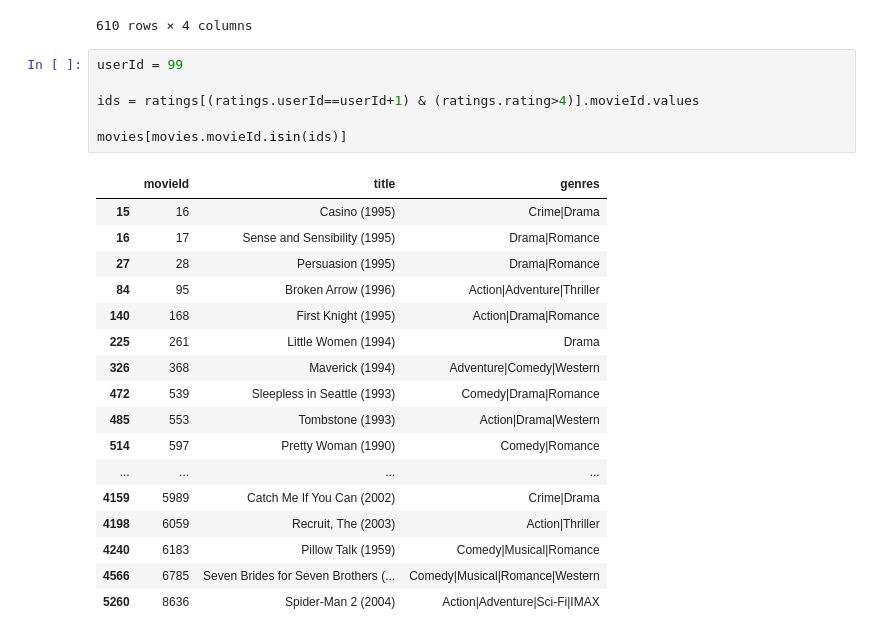
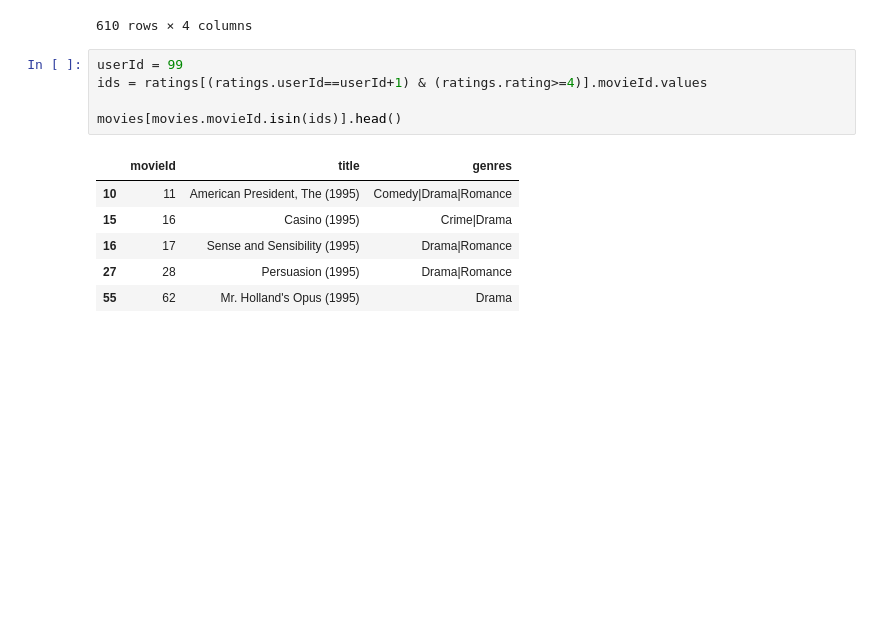
Before and after one commit to kperi/ml_lectures, a Jupyter notebook: day_6/Matrix Factorisation and Recommender Engines.ipynb, the cells around one changed output. Cells and saved outputs as stored; diff of their text form; blank space fills up the shorter version.

```diff
--- a/day_6/Matrix Factorisation and Recommender Engines.ipynb
+++ b/day_6/Matrix Factorisation and Recommender Engines.ipynb
@@ -319,28 +385,16 @@ ratings.groupby(by="userId").count().reset_index()
 610 rows × 4 columns
 # %%
 userId = 99
+ids = ratings[(ratings.userId==userId+1) & (ratings.rating>=4)].movieId.values
 
-ids = ratings[(ratings.userId==userId+1) & (ratings.rating>4)].movieId.values
-
-movies[movies.movieId.isin(ids)]
+movies[movies.movieId.isin(ids)].head()
 # %% [output]
 |  | movieId | title | genres |
+| 10 | 11 | American President, The (1995) | Comedy|Drama|Romance |
 | 15 | 16 | Casino (1995) | Crime|Drama |
 | 16 | 17 | Sense and Sensibility (1995) | Drama|Romance |
 | 27 | 28 | Persuasion (1995) | Drama|Romance |
-| 84 | 95 | Broken Arrow (1996) | Action|Adventure|Thriller |
-| 140 | 168 | First Knight (1995) | Action|Drama|Romance |
-| 225 | 261 | Little Women (1994) | Drama |
-| 326 | 368 | Maverick (1994) | Adventure|Comedy|Western |
-| 472 | 539 | Sleepless in Seattle (1993) | Comedy|Drama|Romance |
-| 485 | 553 | Tombstone (1993) | Action|Drama|Western |
-| 514 | 597 | Pretty Woman (1990) | Comedy|Romance |
-| ... | ... | ... | ... |
-| 4159 | 5989 | Catch Me If You Can (2002) | Crime|Drama |
-| 4198 | 6059 | Recruit, The (2003) | Action|Thriller |
-| 4240 | 6183 | Pillow Talk (1959) | Comedy|Musical|Romance |
-| 4566 | 6785 | Seven Brides for Seven Brothers (... | Comedy|Musical|Romance|Western |
-| 5260 | 8636 | Spider-Man 2 (2004) | Action|Adventure|Sci-Fi|IMAX |
+| 55 | 62 | Mr. Holland's Opus (1995) | Drama |
 # %%
 recommendations = model.recommend(userId, user_items)
 recommendations
```
Also changed, not shown: parts of 27 cells of this notebook, 1 other file.
